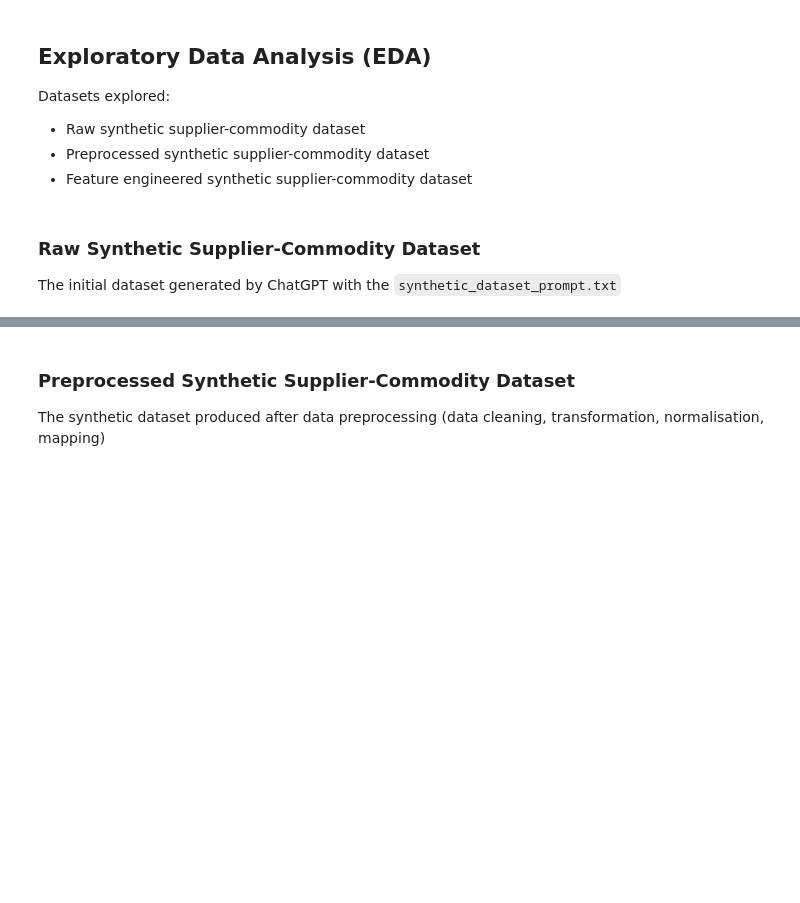
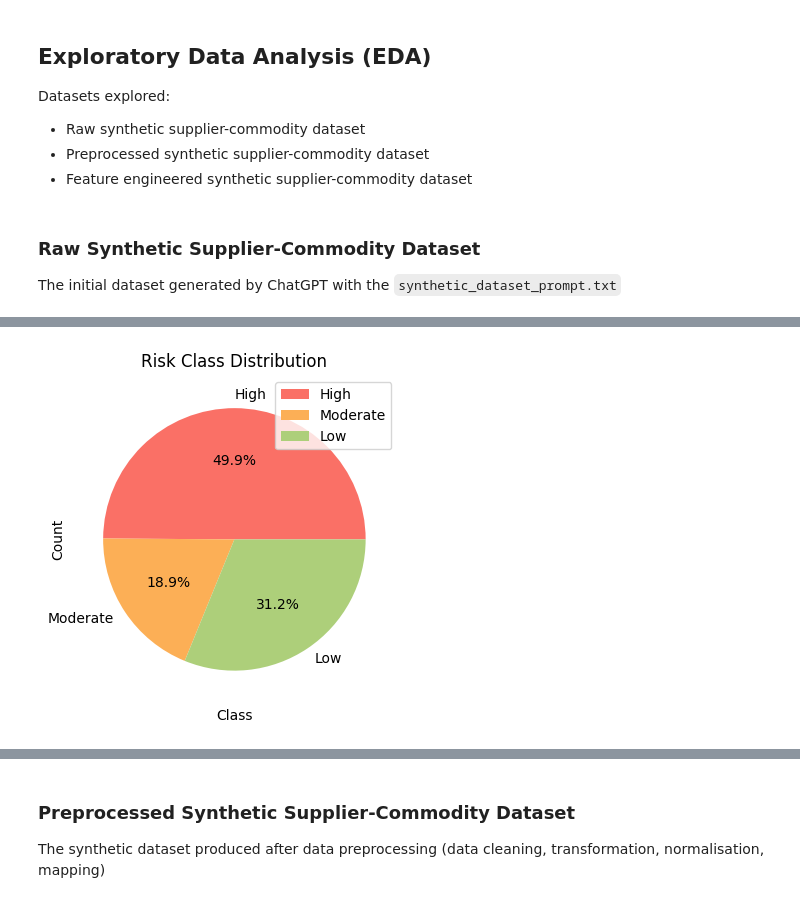
Before and after one commit to ansie27/Final-Year-Project-2025, a Jupyter notebook: notebooks/eda.ipynb, the cells around one changed output, grey strips where cells are left out. Drawn from its saved outputs; the diff is of its cells as text; code cells hidden in the pictures; blank space fills up the shorter version.

```diff
--- a/notebooks/eda.ipynb
+++ b/notebooks/eda.ipynb
@@ -278,0 +165,18 @@ Passing `palette` without assigning `hue` is deprecated and will be removed in v
+# %%
+# Check for noise and inconsistencies
+print(f"Total no. of duplicated rows: {raw_df.duplicated().sum()}")
+
+# Negative columns
+numeric_cols = raw_df.select_dtypes(include=np.number).columns
+
+print("\nNegative Values:")
+for col in numeric_cols:
+    neg_count = (raw_df[col] < 0).sum()
+    if neg_count > 0:
+        print(f"Column {col} has {neg_count} negative entries.")
+if neg_count == 0:
+    print(f"No negative values were found.")
+
+# Check year range
+if "Year" in raw_df.columns:
+    print(f"\nYear range: {raw_df["Year"].min()} to {raw_df["Year"].max()}")
@@ -278,0 +190,72 @@ Passing `palette` without assigning `hue` is deprecated and will be removed in v
+# %%
+# Check for class imbalance
+# Colour mapping for risk classes
+risk_labels = ["High", "Moderate", "Low"]
+risk_colours = {
+    'High': "#fa7066",
+    'Moderate': "#fcaf56",
+    'Low': "#adcf7a",
+}
+
+print("===== CLASS IMBALANCE CHECK =====")
+target_col = raw_df["Risk_Classification"]
+risk_counts = target_col.value_counts().reindex(risk_labels).dropna()
+risk_colours = [risk_colours[label] for label in risk_counts.index]
+
+risk_counts.plot(kind="pie", figsize=(6, 4), autopct="%.1f%%", colors=risk_colours)
+plt.title("Risk Class Distribution")
+plt.xlabel("Class")
+plt.ylabel("Count")
+plt.legend(risk_counts.index, loc="best")
+plt.tight_layout()
+plt.show()
+
+# Calculate Imbalance Ratio of risk classes (Nikpour et al., 2025)
+label_counts = target_col.value_counts()
+if not label_counts.empty:
+    majority_class = label_counts.idxmax()
+    majority_count = label_counts.max()
+    minority_class = label_counts.idxmin()
+    minority_count = label_counts.min()
+    imbalance_ratio = (
+        majority_count / minority_count if minority_count else np.inf
+    )
+    print(
+        f"Imbalance ratio (majority/minority): {imbalance_ratio:.2f} "
+        f"[{majority_class}: {majority_count:,} vs {minority_class}: {minority_count:,}]"
+    )
+else:
+    print("Imbalance ratio unavailable: no labelled samples found.")
+
+# Any relationships or patterns that can be observed now?
+risk_colours = {
+    "high": "#fa7066",
+    "moderate": "#fcaf56",
+    "low": "#adcf7a",
+}
+
+numeric_df = raw_df.select_dtypes(include=np.number)
+
+if not numeric_df.empty:
+    plt.figure(figsize=(10,6))
+    sns.heatmap(numeric_df.corr(), annot=False, cmap="Reds")
+    plt.title("Correlation heatmap")
+    plt.tight_layout()
+    plt.show()
+
+if numeric_df.shape[1] > 1 and len(numeric_df) > 1:
+    sampled_numeric = numeric_df.sample(n=min(1000, len(numeric_df)), random_state=42)
+    sns.pairplot(sampled_numeric.iloc[:, :4])
+    plt.show()
+
+risk_col = next((col for col in raw_df.columns if "risk" in col.lower()), None)
+
+if risk_col:
+    order = [label for label in ["High", "Moderate", "Low"] if label in raw_df[risk_col].unique()]
+    palette = {label: risk_colours[label.lower()] for label in order}
+    plt.figure(figsize=(8,4))
+    sns.countplot(data=raw_df, x=risk_col, order=order or None, palette=palette or None)
+    plt.title(f"{risk_col} distribution")
+    plt.tight_layout()
+    plt.show()
+# %% [output]
@@ -278,0 +263 @@ Passing `palette` without assigning `hue` is deprecated and will be removed in v
+[figure, added]
```
Also changed, not shown: parts of 13 cells of this notebook, 8 other files.
